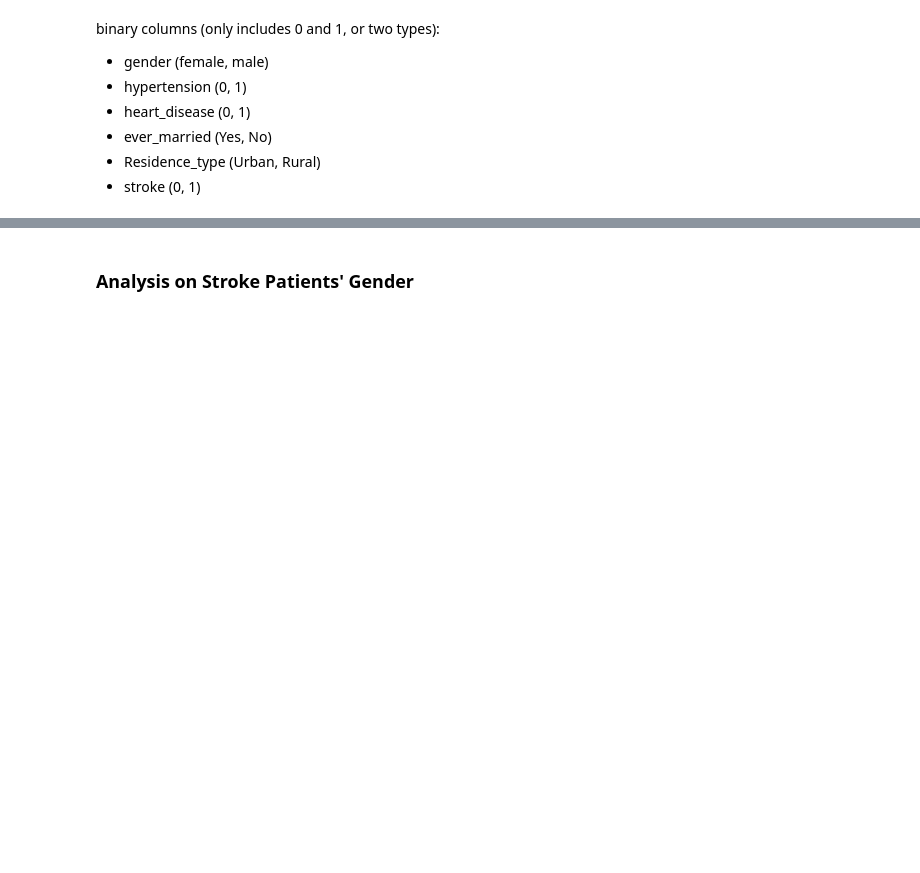
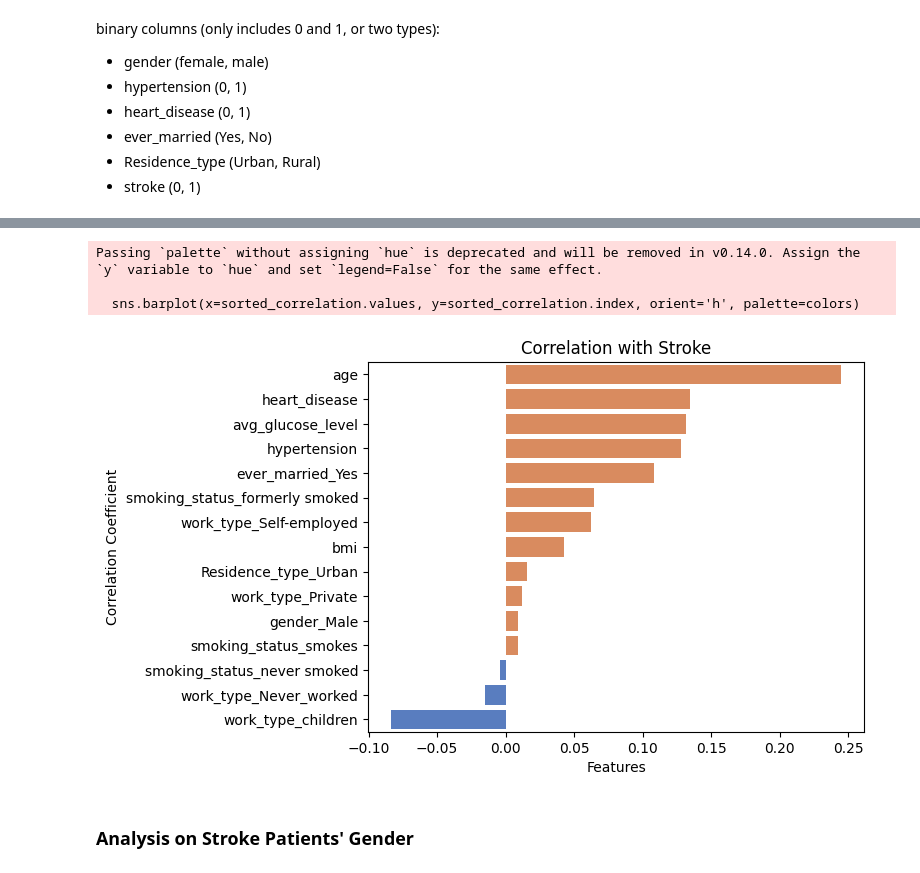
Before and after one commit to KejiaRuan/ECE-225A-Project-Brain-Stroke-Analysis-and-Prediction, a Jupyter notebook: data_analysis.ipynb, the cells around one changed output, grey strips where cells are left out. Drawn from its saved outputs; the diff is of its cells as text; code cells hidden in the pictures; blank space fills up the shorter version.

```diff
--- a/data_analysis.ipynb
+++ b/data_analysis.ipynb
@@ -99,0 +184,5 @@ binary columns (only includes 0 and 1, or two types):
+# %%
+correlation_with_stroke = correlation_matrix['stroke'].drop('stroke')
+sorted_correlation = correlation_with_stroke.sort_values(ascending=False)
+print("Correlation with stroke:")
+print(sorted_correlation)
@@ -100,3 +207,16 @@ binary columns (only includes 0 and 1, or two types):
+# %%
+colors = [sns.color_palette("muted")[1] if value > 0 else sns.color_palette("muted")[0] for value in sorted_correlation]
+
+sns.barplot(x=sorted_correlation.values, y=sorted_correlation.index, orient='h', palette=colors)
+plt.title('Correlation with Stroke')
+plt.xlabel('Features')
+plt.ylabel('Correlation Coefficient')
+plt.show()
+# %% [output]
+Passing `palette` without assigning `hue` is deprecated and will be removed in v0.14.0. Assign the `y` variable to `hue` and set `legend=False` for the same effect.
+
+  sns.barplot(x=sorted_correlation.values, y=sorted_correlation.index, orient='h', palette=colors)
+[figure, added]
 # %% [markdown]
 ### Analysis on Stroke Patients' Gender
 # %%
```
Also changed, not shown: parts of 41 cells of this notebook.
